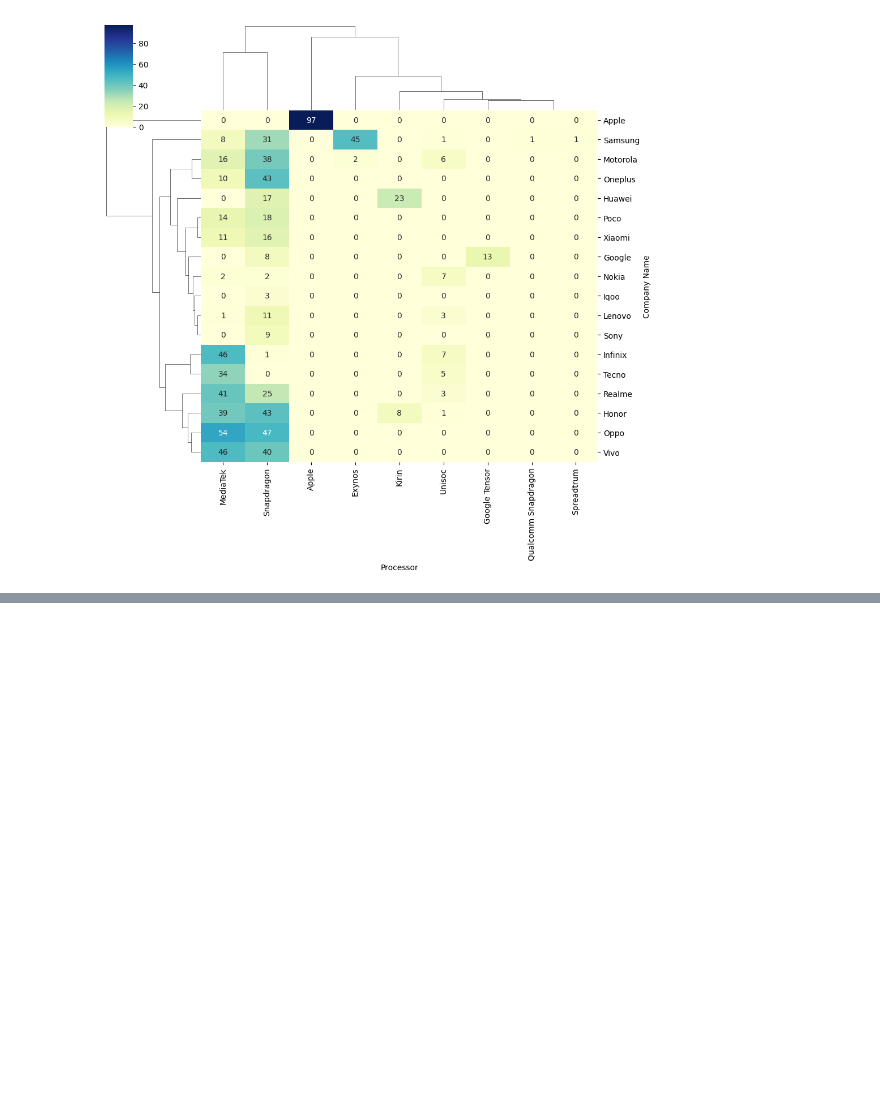
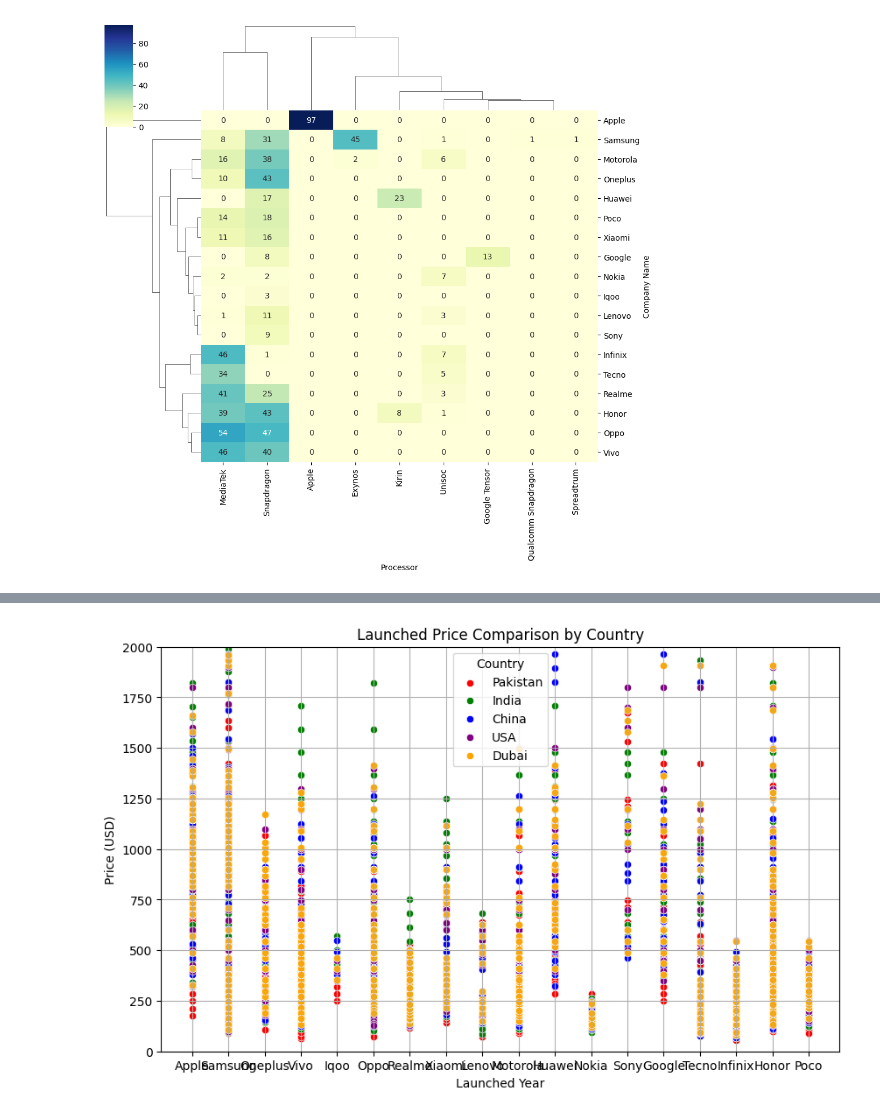
Before and after one commit to BUFONJOKER/mobile_dataset_analysis, a Jupyter notebook: mobiles_dataset_visualization.ipynb, the cells around one changed output, grey strips where cells are left out. Saved outputs shown, nothing was run; the diff lists cells and outputs as text; code cells hidden in the pictures; blank space fills up the shorter version.

```diff
--- a/mobiles_dataset_visualization.ipynb
+++ b/mobiles_dataset_visualization.ipynb
@@ -90,0 +101,46 @@ plt.show()
+# %%
+plt.figure(figsize=(10, 6))
+
+sns.scatterplot(
+    x=df['Company Name'],
+    y=df['Launched Price (Pakistan USD)'],
+    color='red',
+    label='Pakistan'
+)
+sns.scatterplot(
+    x=df['Company Name'],
+    y=df['Launched Price (India USD)'],
+    color='green',
+    label='India'
+)
+sns.scatterplot(
+    x=df['Company Name'],
+    y=df['Launched Price (China USD)'],
+    color='blue',
+    label='China'
+)
+sns.scatterplot(
+    x=df['Company Name'],
+    y=df['Launched Price (USA USD)'],
+    color='purple',
+    label='USA'
+)
+sns.scatterplot(
+    x=df['Company Name'],
+    y=df['Launched Price (Dubai USD)'],
+    color='orange',
+    label='Dubai'
+)
+
+plt.title("Launched Price Comparison by Country")
+plt.xlabel("Launched Year")
+plt.ylabel("Price (USD)")
+plt.legend(title="Country")
+plt.grid(True)
+
+# 👇 Decrease or zoom Y-axis range (adjust values as needed)
+plt.ylim(0, 2000)  # for example, show only up to $2000
+
+plt.show()
+# %% [output]
+[figure, added]
```
Also changed, not shown: parts of 1 cell of this notebook, 7 other files.
